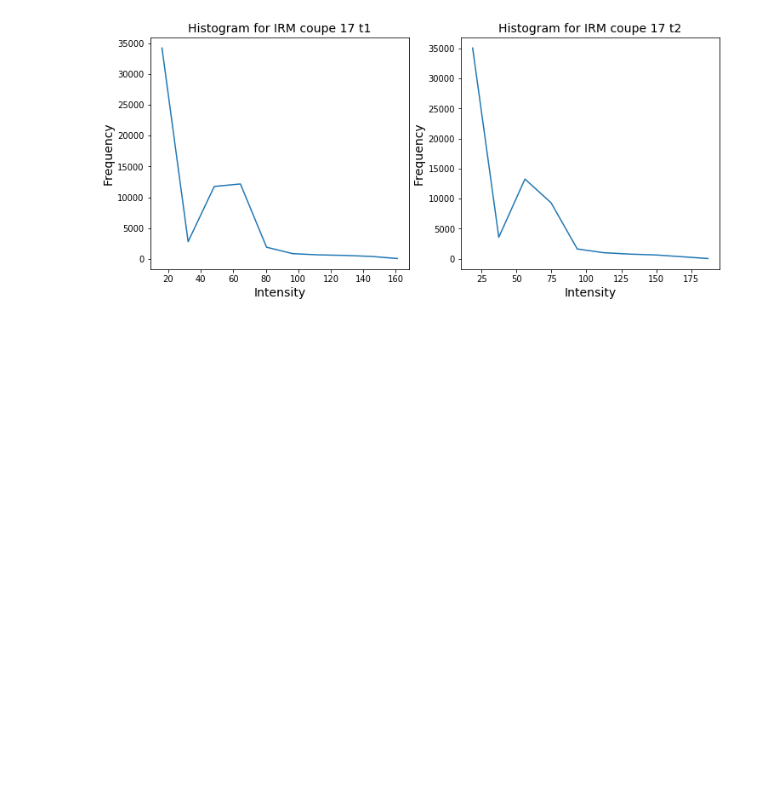
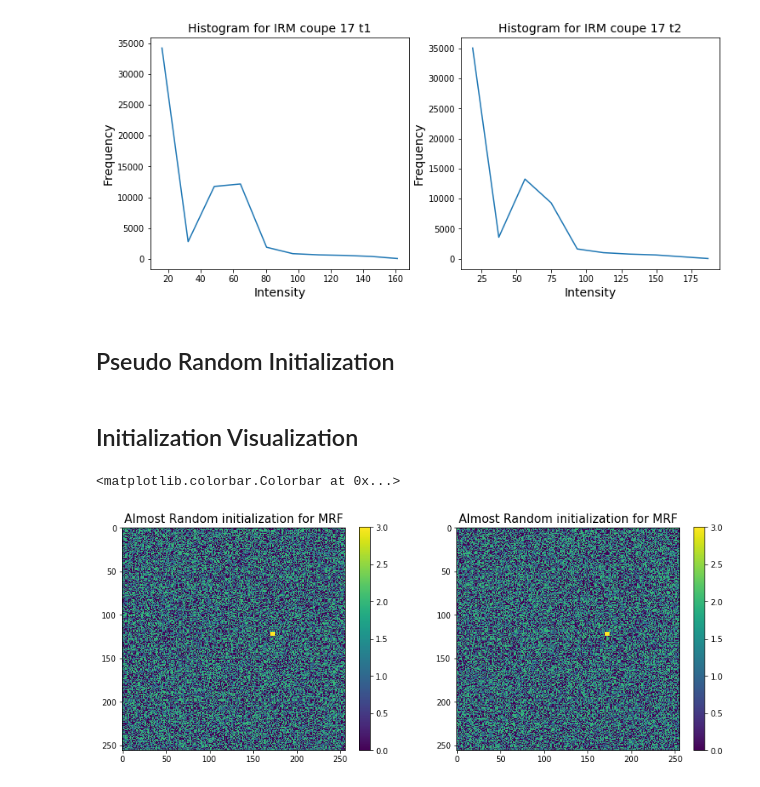
Before and after one commit to A-EL-YAAGOUBI/ML, a Jupyter notebook: Medical Imaging/MRF.ipynb, the cells around one changed output. Cells and saved outputs as stored; diff of their text form; code cells hidden in the pictures; blank space fills up the shorter version.

Commit message:
Initialization phase for MRF

```diff
--- a/Medical Imaging/MRF.ipynb
+++ b/Medical Imaging/MRF.ipynb
@@ -66,3 +66,38 @@ plt.ylabel("Frequency", fontsize=14)
 plt.show()
 # %% [output]
 [figure]
+# %% [markdown]
+## Pseudo Random Initialization
+# %%
+X_IRMcoupe17_t1 = np.ndarray(IRMcoupe17_t1.shape)
+X_IRMcoupe17_t2 = np.ndarray(IRMcoupe17_t2.shape)
+
+nbLabels = 4
+labels = list(range(nbLabels))
+
+# We initialize the hidden variables randomly except for the tumor label
+# thet is put on 25 pixels inside the tumor region ...
+for i in range(IRMcoupe17_t1.shape[0]):
+    for j in range(IRMcoupe17_t1.shape[1]):
+        if i in range(120,125) and j in range(170, 175):
+            X_IRMcoupe17_t1[i,j] = nbLabels - 1
+            X_IRMcoupe17_t2[i,j] = nbLabels - 1
+        else:
+            X_IRMcoupe17_t1[i,j] = random.sample(population=labels[:-1], k=1)[0]
+            X_IRMcoupe17_t2[i,j] = random.sample(population=labels[:-1], k=1)[0]
+# %% [markdown]
+## Initialization Visualization
+# %%
+plt.figure(figsize=(14,7))
+plt.subplot(1, 2, 1)
+plt.imshow(X_IRMcoupe17_t1)
+plt.title('Almost Random initialization for MRF', fontsize=15)
+plt.colorbar(shrink=0.75)
+
+plt.subplot(1, 2, 2)
+plt.imshow(X_IRMcoupe17_t2)
+plt.title('Almost Random initialization for MRF', fontsize=15)
+plt.colorbar(shrink=0.75)
+# %% [output]
+<matplotlib.colorbar.Colorbar at 0x...>
+[figure, added]
```
